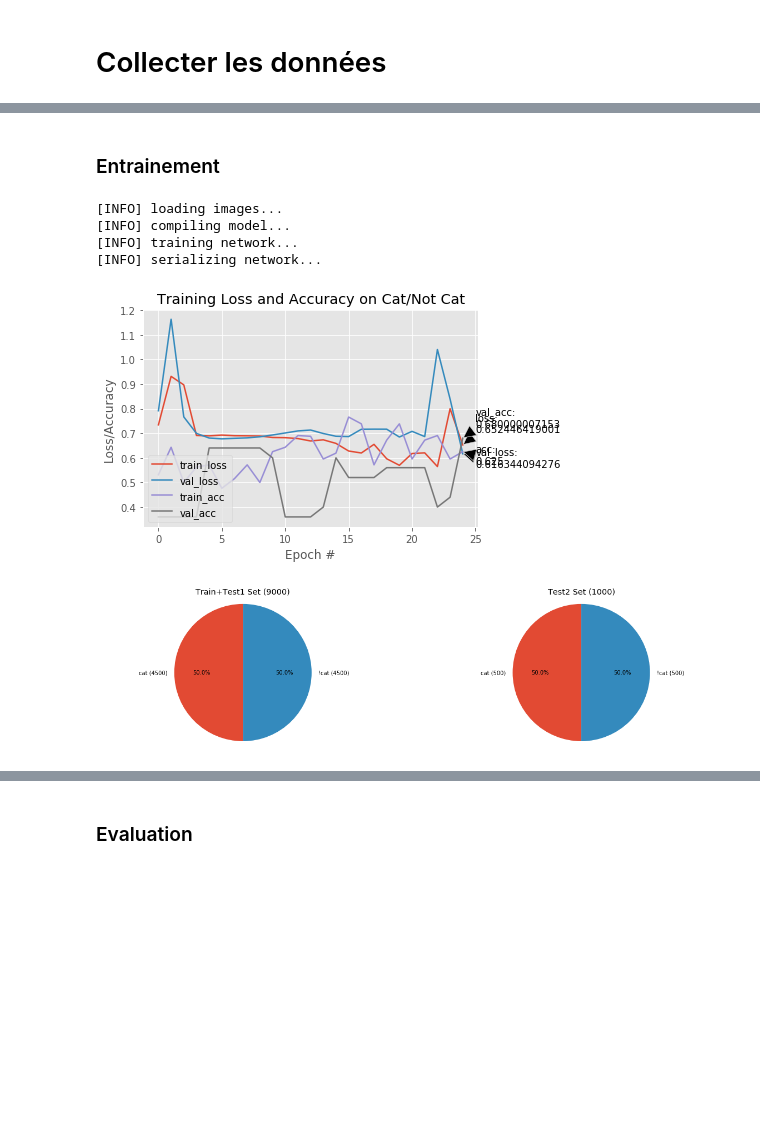
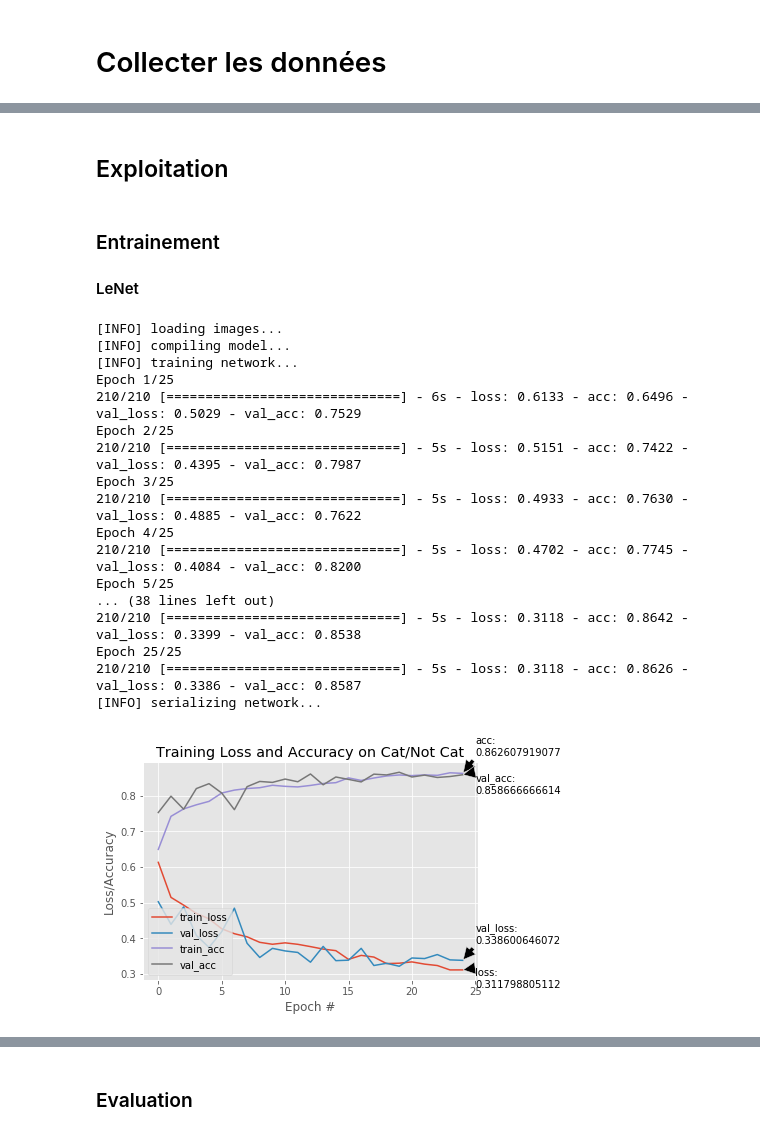
Before and after one commit to gabrielvv/imgpred, a Jupyter notebook: Image Classification.ipynb, the cells around one changed output, grey strips where cells are left out. Cells and saved outputs as stored; diff of their text form; code cells hidden in the pictures; blank space fills up the shorter version.

```diff
--- a/Image Classification.ipynb
+++ b/Image Classification.ipynb
@@ -247,6 +322,6 @@ def my_train_test_split(dataset_path, img_width, dataset_size=None):
 m_filter = lambda arr,v: [it for it in arr if it[v] == 1]
 #m_filter = lambda arr,v: np.extract(arr[v] == 1, arr)
 #print(trainY) => le format est [[0,1],[0,1],[1,0],[0,1]...] après passage ds to_categorical
-(trainX, testX, trainY, testY) = my_train_test_split("images/train",28, dataset_size=100)
-print( "train:{0} (cat:{1}, not_cat:{2})".format(len(trainY),len(m_filter(trainY,1)),len(m_filter(trainY,0))) )
-print( "test:{0} (cat:{1}, not_cat:{2})".format(len(testY),len(m_filter(testY,1)),len(m_filter(testY,0))) )
+#(trainX, testX, trainY, testY) = my_train_test_split("images/train",28, dataset_size=100)
+#print( "train:{0} (cat:{1}, not_cat:{2})".format(len(trainY),len(m_filter(trainY,1)),len(m_filter(trainY,0))) )
+#print( "test:{0} (cat:{1}, not_cat:{2})".format(len(testY),len(m_filter(testY,1)),len(m_filter(testY,0))) )
@@ -257,11 +330,13 @@ test:25 (cat:9, not_cat:16)
 # %%
-def train_network(dataset_path, width, model_path, network_class=LeNet, verbose=1, dataset_size=None):
+def train_network(dataset_path, width, model_path, network_class=LeNet, params={}):
     # @see https://keras.io/getting-started/faq/#what-does-sample-batch-epoch-mean
     # initialize the number of epochs to train for, initial learning rate,
     # and batch size
-    EPOCHS = 25 # training epochs
-    INIT_LR = 1e-3 # initial learning rate
-    BS = 32 # batch size
+    EPOCHS = params.get("EPOCHS", 25) # training epochs
+    INIT_LR = params.get("INIT_LR", 1e-3) # initial learning rate
+    BS = params.get("BS", 32) # batch size
+    verbose = params.get("verbose", 1)
+    dataset_size = params.get("dataset_size", None)
     IMG_WIDTH = width
 
     if isinstance(dataset_path, str):
@@ -273,9 +348,9 @@ def train_network(dataset_path, width, model_path, network_class=LeNet, verbose=
     construct the image generator for data augmentation
     @see https://keras.io/preprocessing/image/
     """
-    aug = ImageDataGenerator(rotation_range=30, width_shift_range=0.1,
+    aug = params.get("aug", ImageDataGenerator(rotation_range=30, width_shift_range=0.1,
     height_shift_range=0.1, shear_range=0.2, zoom_range=0.2,
-    horizontal_flip=True, fill_mode="nearest")
+    horizontal_flip=True, fill_mode="nearest"))
 
     # init the model
     print("[INFO] compiling model...")
@@ -285,7 +360,7 @@ def train_network(dataset_path, width, model_path, network_class=LeNet, verbose=
     https://keras.io/optimizers/#adam
     https://arxiv.org/abs/1412.6980v8
     """
-    opt = Adam(lr=INIT_LR, decay=INIT_LR / EPOCHS)
+    opt = params.get("optimizer", Adam(lr=INIT_LR, decay=INIT_LR / EPOCHS))
 
     """
     https://keras.io/losses/
@@ -309,10 +384,10 @@ def train_network(dataset_path, width, model_path, network_class=LeNet, verbose=
     # save the model to disk
     print("[INFO] serializing network...")
     model.save(model_path)
-
+    del model
     return (EPOCHS, H)
 
 
-#train_network("images/train", 28, "models/cat_not_cat_XX.model", LeNet, 0, 100)
+#train_network("images/train", 28, "models/cat_not_cat_XX.model", LeNet, {"verbose":0, "dataset_size":100})
 #(trainX, testX, trainY, testY) = my_train_test_split("images/train", 28, 100)
-#train_network((trainX, testX, trainY, testY), 28, "models/cat_not_cat_XX.model", LeNet, 0)
+#train_network((trainX, testX, trainY, testY), 28, "models/cat_not_cat_XX.model", LeNet, {"verbose":0})
@@ -371,18 +482,42 @@ def test_network(dataset_path, width, model_path, verbose=1):
+# %% [markdown]
+## Exploitation
 # %% [markdown]
 ### Entrainement
+
+#### LeNet
 # %%
 from imgpred import gvutils
 from importlib import reload
 reload(gvutils)
 
+params = {
+    "verbose": 1,
+    "BS": 32,
+    "EPOCHS": 25,
+    "dataset_size": None
+}
+
 # %matplotlib inline
-(N, H) = train_network("images/train", 28, "models/cat_not_cat_XX.model", LeNet, 0, 100)
-gvutils.print_save_plot(N, H, "reporting/plot_XX.png")
-gvutils.imgs_stats("images")
+try_name = "lenet_BS32_EP25_28px_9000i"
+(N, H) = train_network("images/train", 28, "models/{0}.model".format(try_name), LeNet, params)
+gvutils.print_save_plot(N, H, "reporting/{0}.png".format(try_name))
+#gvutils.imgs_stats("images")
 # %% [output]
 [INFO] loading images...
 [INFO] compiling model...
 [INFO] training network...
+Epoch 1/25
+210/210 [==============================] - 6s - loss: 0.6133 - acc: 0.6496 - val_loss: 0.5029 - val_acc: 0.7529
+Epoch 2/25
+210/210 [==============================] - 5s - loss: 0.5151 - acc: 0.7422 - val_loss: 0.4395 - val_acc: 0.7987
+Epoch 3/25
+210/210 [==============================] - 5s - loss: 0.4933 - acc: 0.7630 - val_loss: 0.4885 - val_acc: 0.7622
+Epoch 4/25
+210/210 [==============================] - 5s - loss: 0.4702 - acc: 0.7745 - val_loss: 0.4084 - val_acc: 0.8200
+Epoch 5/25
+... (38 lines left out)
+210/210 [==============================] - 5s - loss: 0.3118 - acc: 0.8642 - val_loss: 0.3399 - val_acc: 0.8538
+Epoch 25/25
+210/210 [==============================] - 5s - loss: 0.3118 - acc: 0.8626 - val_loss: 0.3386 - val_acc: 0.8587
 [INFO] serializing network...
-[figure, old version]
+[figure, new version]
-[figure, removed]
```
Also changed, not shown: parts of 40 cells of this notebook, 27 other files.
